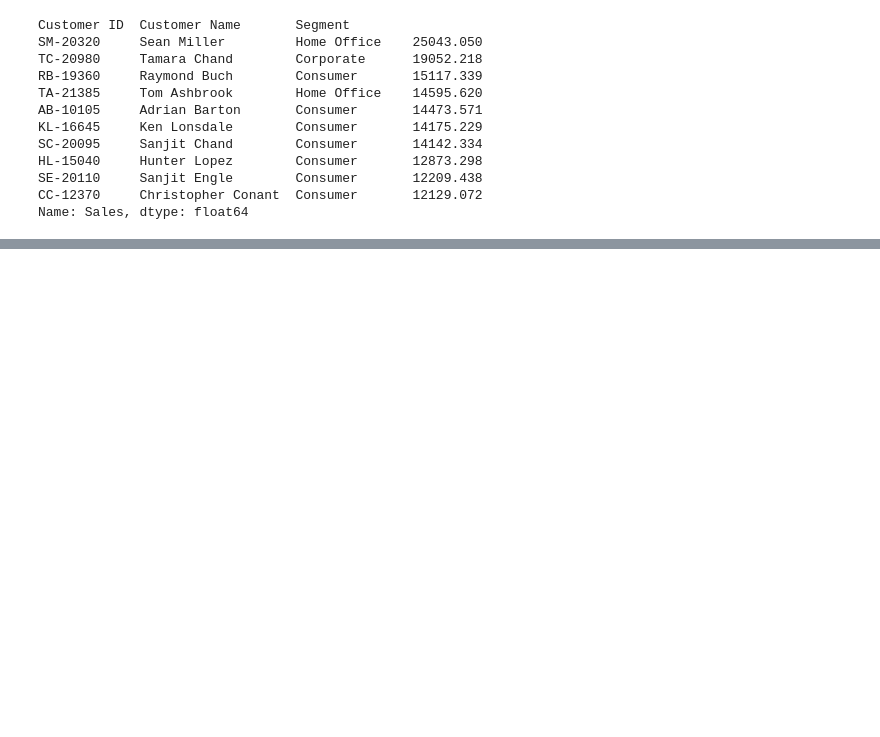
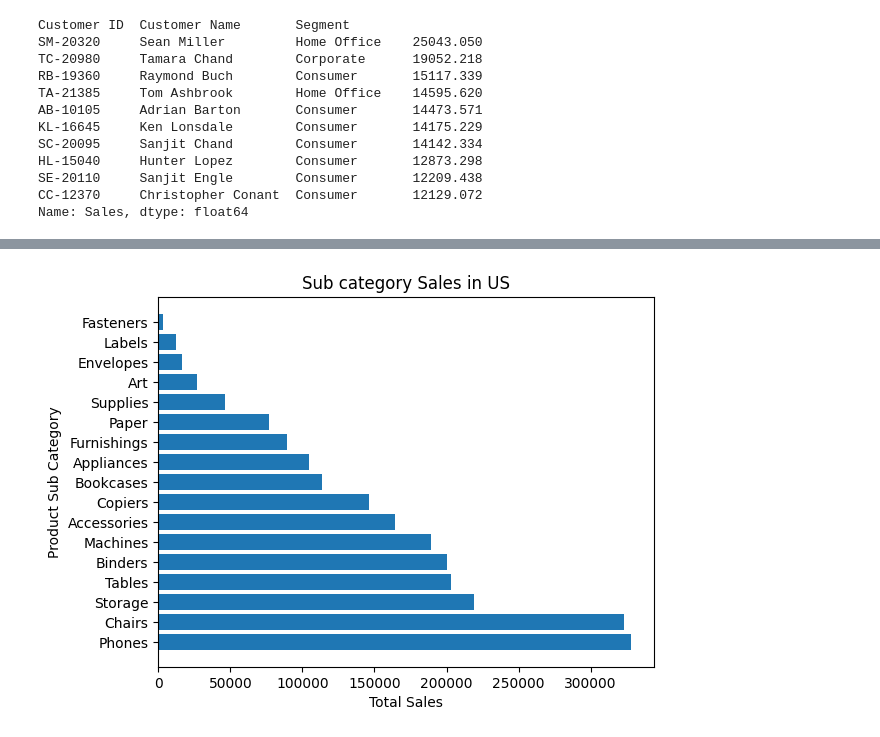
Before and after one commit to RasheshDesai/Retail-AI-Insights, a Jupyter notebook: main.ipynb, the cells around one changed output, grey strips where cells are left out. Cells and saved outputs as stored; diff of their text form; code cells hidden in the pictures; blank space fills up the shorter version.

```diff
--- a/main.ipynb
+++ b/main.ipynb
@@ -198,0 +244,5 @@ Name: Sales, dtype: float64
+# %%
+sub_category_sales = df.groupby('Sub-Category')['Sales'].sum().reset_index()
+# top_sub_cat_prod = sub_category_sales.groupby('Sub-Category')['Sales'].sum().nlargest(10)
+sub_category_sales = sub_category_sales.sort_values(by='Sales',ascending=False)
+print(sub_category_sales.reset_index( drop=True))
@@ -198,0 +277,8 @@ Name: Sales, dtype: float64
+# %%
+plt.barh(sub_category_sales['Sub-Category'],sub_category_sales['Sales'])
+plt.title("Sub category Sales in US")
+plt.xlabel("Total Sales")
+plt.ylabel("Product Sub Category")
+plt.show()
+# %% [output]
+[figure, added]
```
Also changed, not shown: parts of 9 cells of this notebook, 2 other files.
